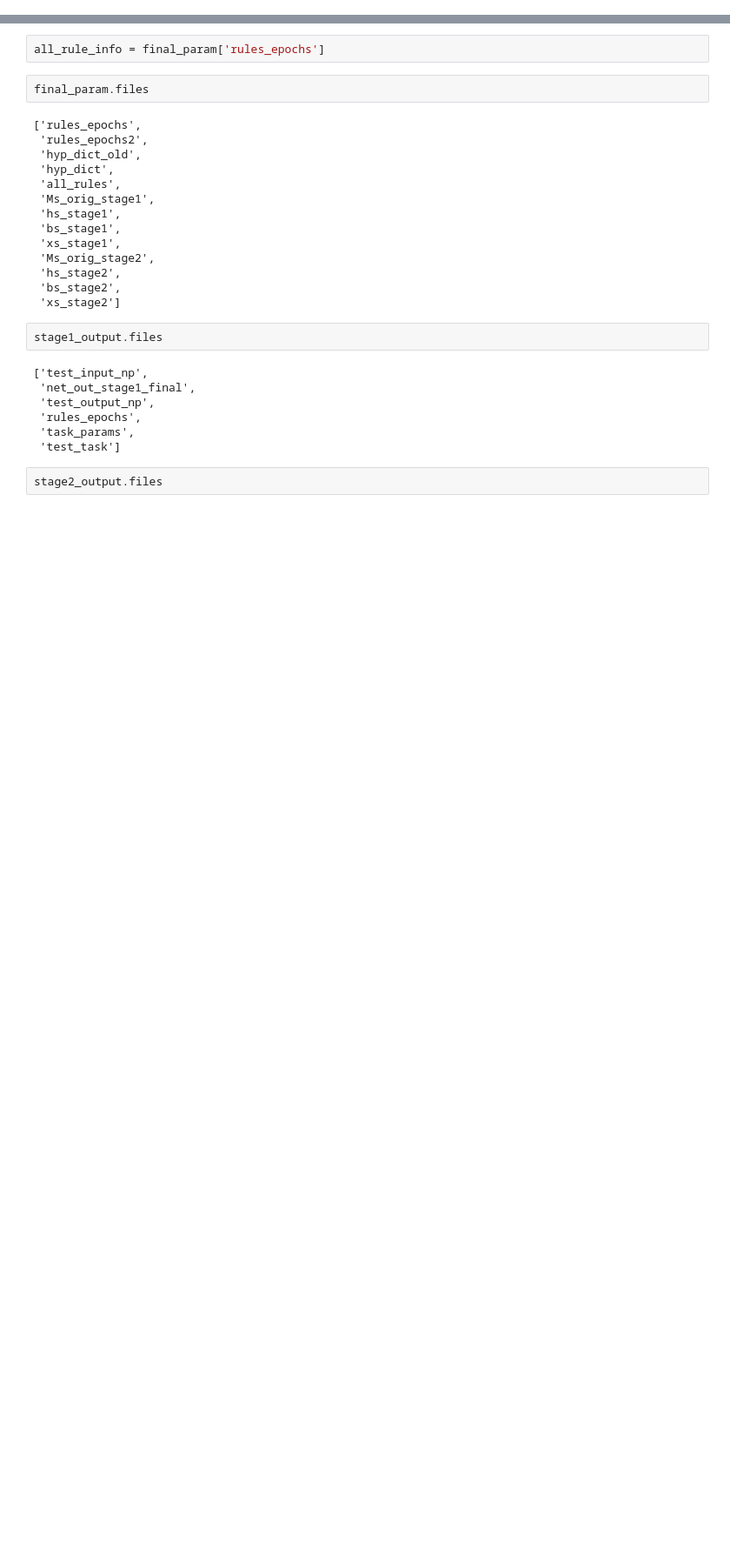
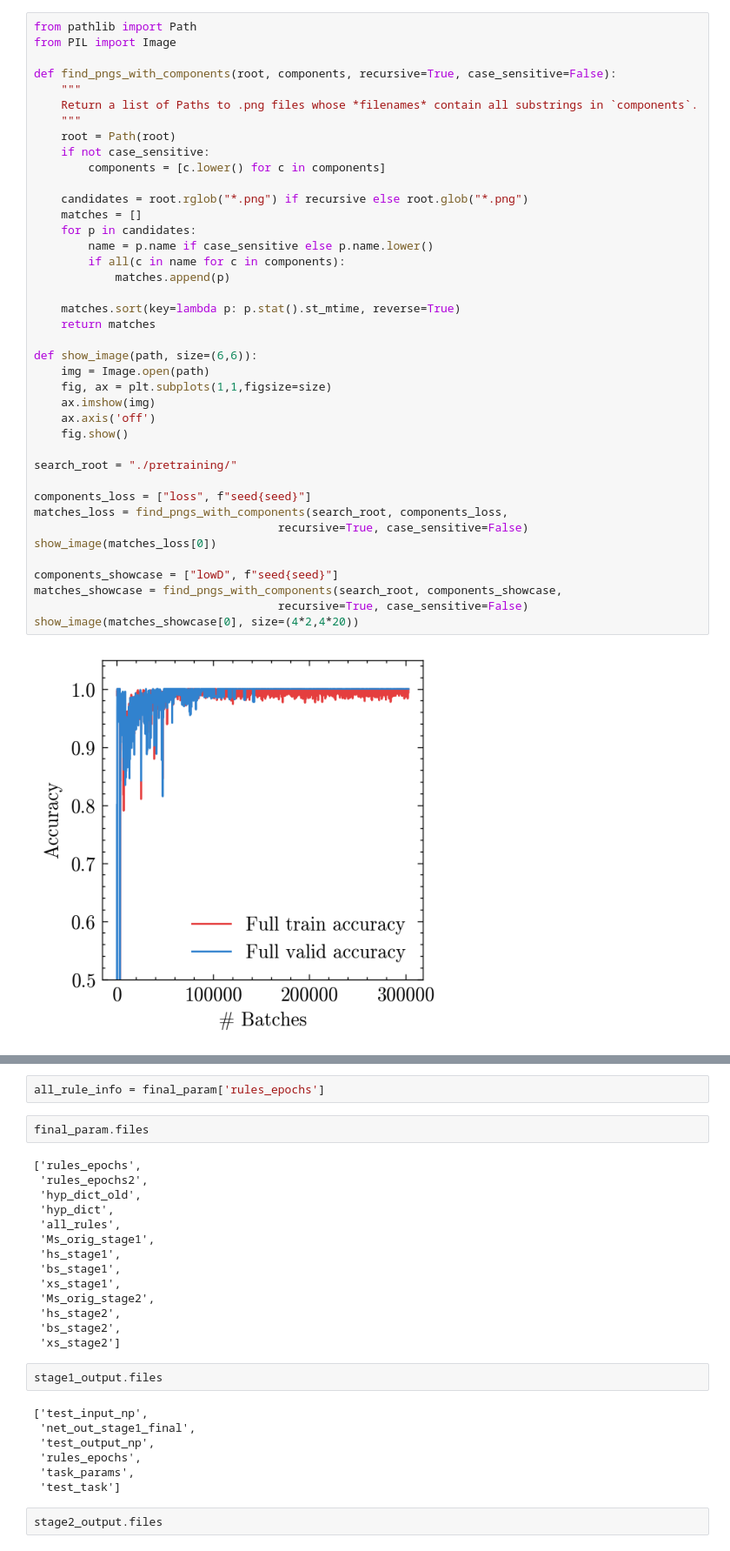
Before and after one commit to AllenInstitute/MultiTaskMPN, a Jupyter notebook: pretraining_analysis.ipynb, the cells around one changed output, grey strips where cells are left out. Shown at 87% size. Drawn from its saved outputs; the diff is of its cells as text; blank space fills up the shorter version.

```diff
--- a/pretraining_analysis.ipynb
+++ b/pretraining_analysis.ipynb
@@ -31,3 +35,45 @@ final_param_path = f"{basepath}/{parampath}_result.npz"
 stage1_output = np.load(stage1_output_path, allow_pickle=True)
 stage2_output = np.load(stage2_output_path, allow_pickle=True)
 final_param = np.load(final_param_path, allow_pickle=True)
+# %%
+from pathlib import Path
+from PIL import Image
+
+def find_pngs_with_components(root, components, recursive=True, case_sensitive=False):
+    """
+    Return a list of Paths to .png files whose *filenames* contain all substrings in `components`.
+    """
+    root = Path(root)
+    if not case_sensitive:
+        components = [c.lower() for c in components]
+
+    candidates = root.rglob("*.png") if recursive else root.glob("*.png")
+    matches = []
+    for p in candidates:
+        name = p.name if case_sensitive else p.name.lower()
+        if all(c in name for c in components):
+            matches.append(p)
+
+    matches.sort(key=lambda p: p.stat().st_mtime, reverse=True)
+    return matches
+
+def show_image(path, size=(6,6)):
+    img = Image.open(path)
+    fig, ax = plt.subplots(1,1,figsize=size)
+    ax.imshow(img)
+    ax.axis('off')
+    fig.show()
+
+search_root = "./pretraining/"
+
+components_loss = ["loss", f"seed{seed}"]
+matches_loss = find_pngs_with_components(search_root, components_loss,
+                                    recursive=True, case_sensitive=False)
+show_image(matches_loss[0])
+
+components_showcase = ["lowD", f"seed{seed}"]
+matches_showcase = find_pngs_with_components(search_root, components_showcase,
+                                    recursive=True, case_sensitive=False)
+show_image(matches_showcase[0], size=(4*2,4*20))
+# %% [output]
+[figure, added]
```
Also changed, not shown: parts of 7 cells of this notebook, 3 other files.
